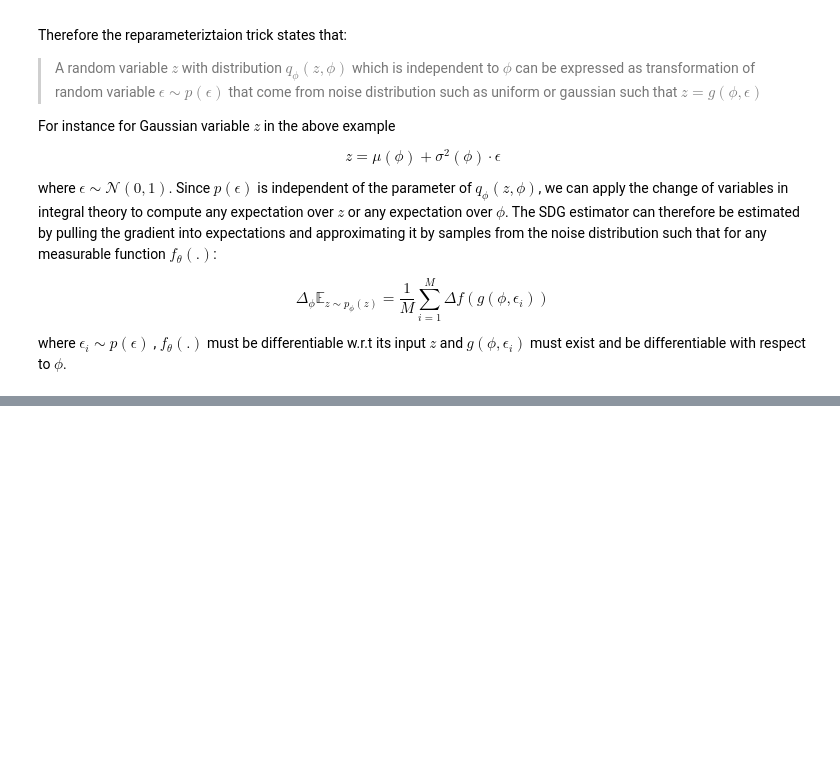
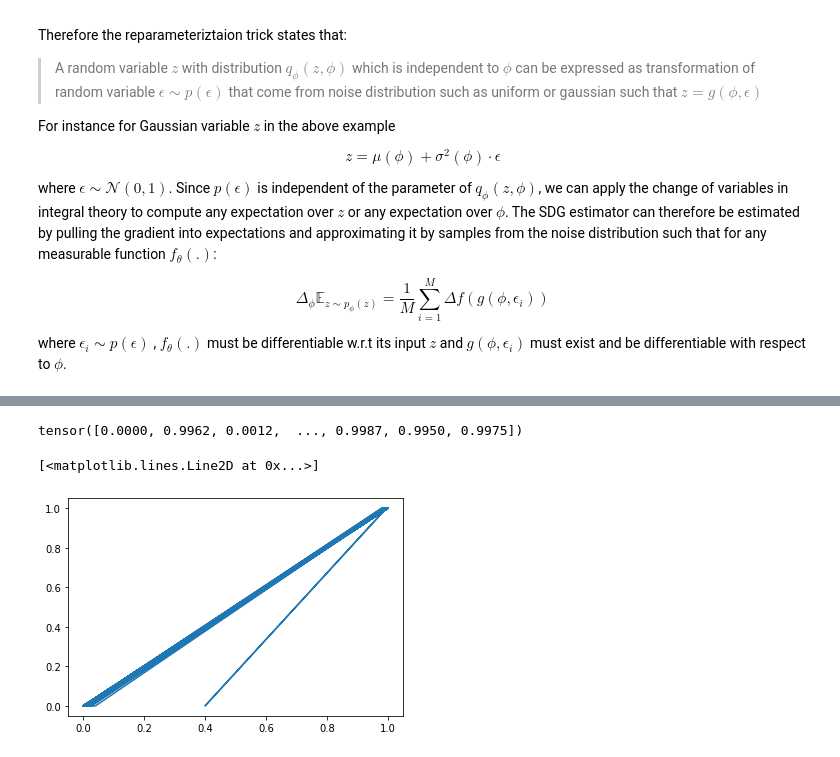
Before and after one commit to sskulki/sambaiga, a Jupyter notebook: _notebooks/2019-05-02-svi.ipynb, the cells around one changed output, grey strips where cells are left out. Drawn from its saved outputs; the diff is of its cells as text; code cells hidden in the pictures; blank space fills up the shorter version.

```diff
--- a/_notebooks/2019-05-02-svi.ipynb
+++ b/_notebooks/2019-05-02-svi.ipynb
@@ -166,0 +217,3 @@ Advances in Variational Inference.
+# %%
+X_train, X_test = features[train], features[test]
+y_train, y_test = target[train], target[test]
@@ -166,0 +244,5 @@ Advances in Variational Inference.
+# %%
+from pyro.infer.autoguide import AutoDiagonalNormal
+
+model = BayesianRegression(features.size(-1), 1)
+guide = AutoDiagonalNormal(model)
@@ -166,0 +319,42 @@ Advances in Variational Inference.
+# %%
+from pyro.infer import Predictive
+
+
+def summary(samples):
+    site_stats = {}
+    for k, v in samples.items():
+        site_stats[k] = {
+            "mean": torch.mean(v, 0),
+            "std": torch.std(v, 0),
+            "5%": v.kthvalue(int(len(v) * 0.05), dim=0)[0],
+            "95%": v.kthvalue(int(len(v) * 0.95), dim=0)[0],
+        }
+    return site_stats
+
+predictive = Predictive(model, guide=guide, num_samples=800,
+                        return_sites=("linear.weight", "obs", "_RETURN"))
+samples = predictive(X_test)
+pred_summary = summary(samples)
+# %%
+mu = pred_summary["_RETURN"]
+y = pred_summary["obs"]
+predictions = pd.DataFrame({
+    "age": X_test[:, 0],
+    "rugged": X_test[:, 1],
+    "mu_mean": mu["mean"],
+    "mu_perc_5": mu["5%"],
+    "mu_perc_95": mu["95%"],
+    "y_mean": y["mean"],
+    "y_perc_5": y["5%"],
+    "y_perc_95": y["95%"],
+    "true_gdp": y_test,
+})
+# %%
+y['mean']
+# %% [output]
+tensor([0.0000, 0.9962, 0.0012,  ..., 0.9987, 0.9950, 0.9975])
+# %%
+plt.plot(y['mean'], y_test)
+# %% [output]
+[<matplotlib.lines.Line2D at 0x...>]
+[figure, added]
```
Also changed, not shown: parts of 18 cells of this notebook, 52 other files.
